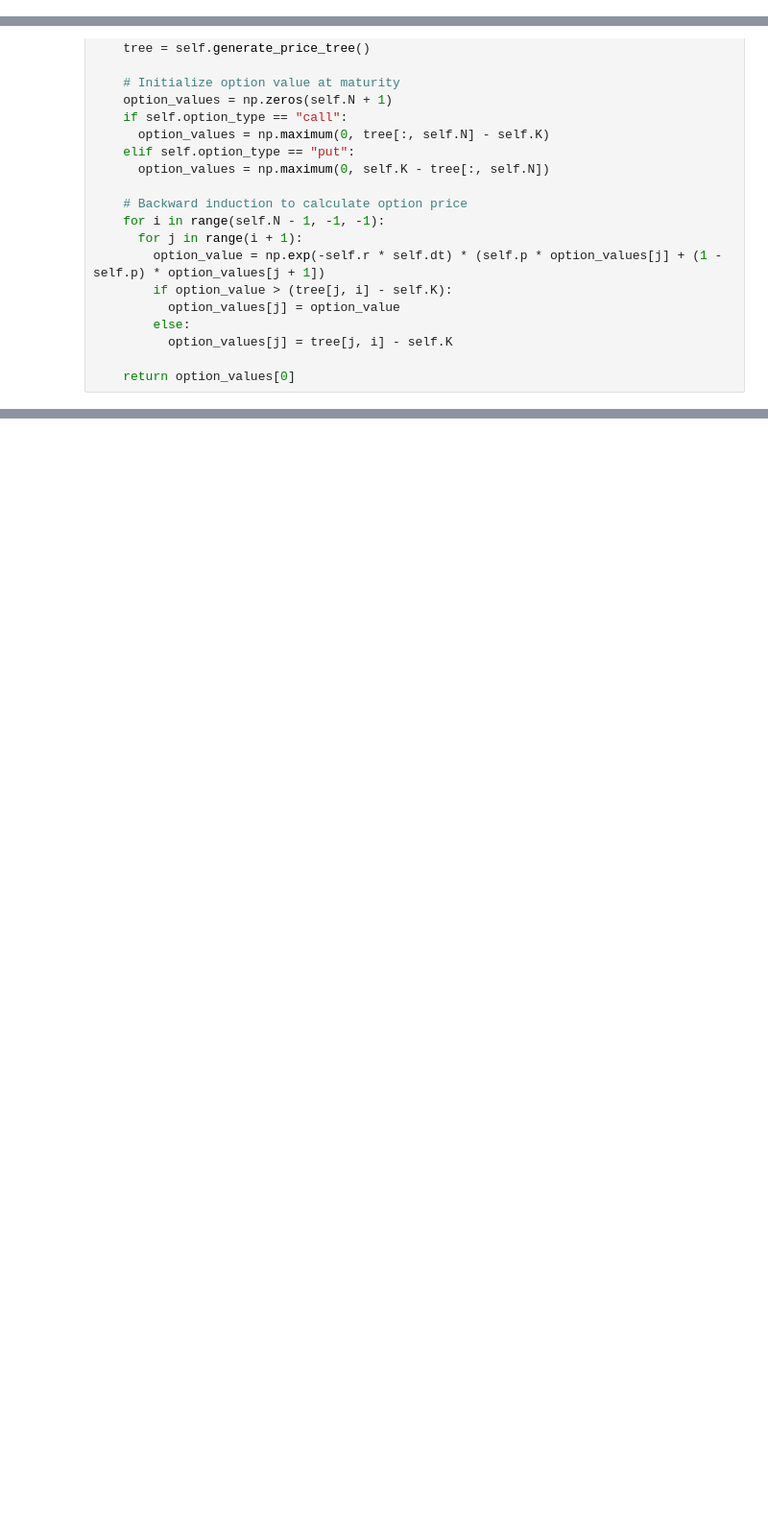
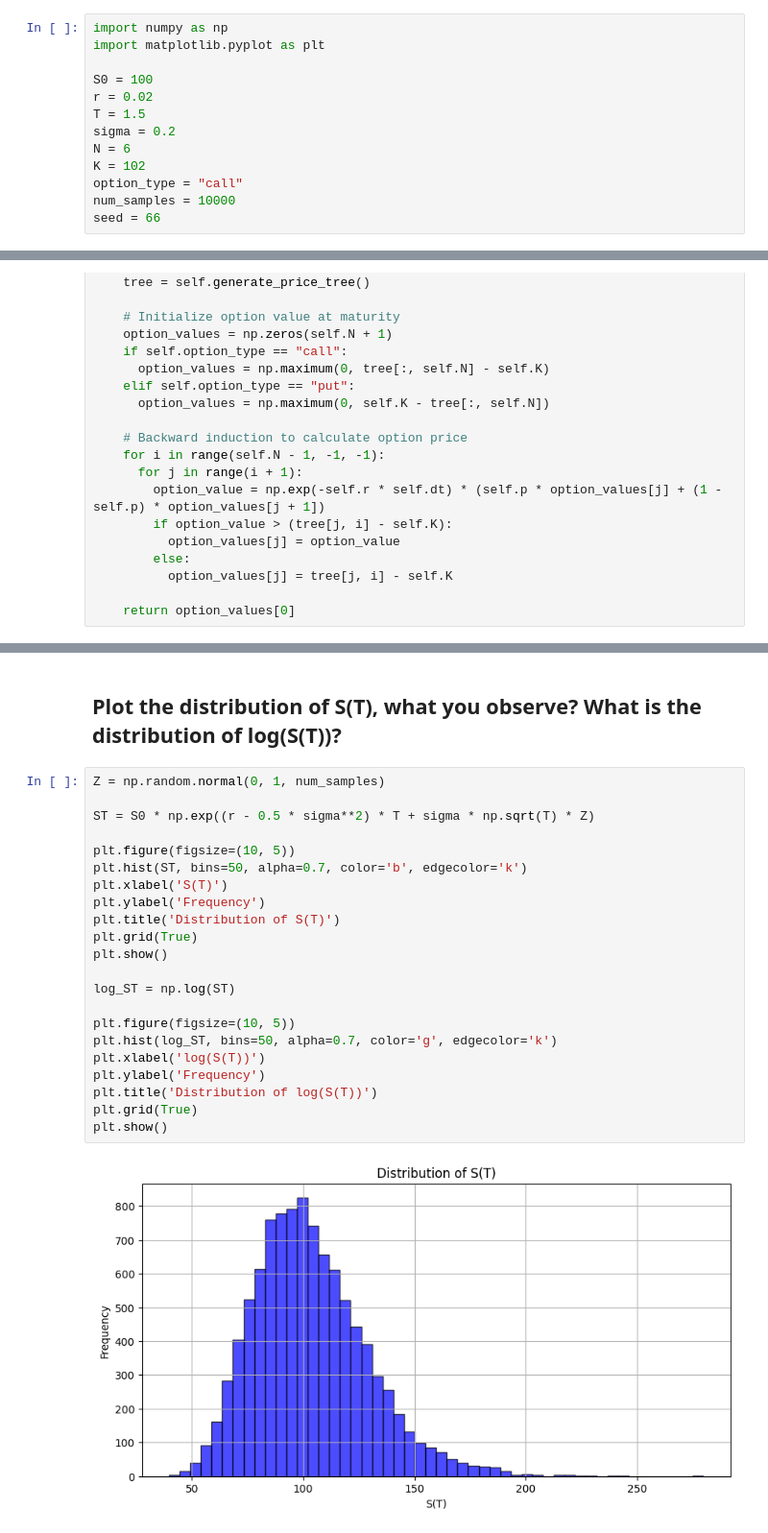
Before and after one commit to Awaish0419/MultiPeriodBinomialTreePricing, a Jupyter notebook: MultiPeriodBinomialTreePricing.ipynb, the cells around one changed output, grey strips where cells are left out. Shown at 96% size. Saved outputs shown, nothing was run; the diff lists cells and outputs as text; blank space fills up the shorter version.

```diff
--- a/MultiPeriodBinomialTreePricing.ipynb
+++ b/MultiPeriodBinomialTreePricing.ipynb
@@ -2,0 +5,13 @@
+# %%
+import numpy as np
+import matplotlib.pyplot as plt
+
+S0 = 100
+r = 0.02
+T = 1.5
+sigma = 0.2
+N = 6
+K = 102
+option_type = "call"
+num_samples = 10000
+seed = 66
@@ -308,0 +310,26 @@ class BinomialTreeAmericanOption:
+# %% [markdown]
+## Plot the distribution of S(T), what you observe? What is the distribution of log(S(T))?
+# %%
+Z = np.random.normal(0, 1, num_samples)
+
+ST = S0 * np.exp((r - 0.5 * sigma**2) * T + sigma * np.sqrt(T) * Z)
+
+plt.figure(figsize=(10, 5))
+plt.hist(ST, bins=50, alpha=0.7, color='b', edgecolor='k')
+plt.xlabel('S(T)')
+plt.ylabel('Frequency')
+plt.title('Distribution of S(T)')
+plt.grid(True)
+plt.show()
+
+log_ST = np.log(ST)
+
+plt.figure(figsize=(10, 5))
+plt.hist(log_ST, bins=50, alpha=0.7, color='g', edgecolor='k')
+plt.xlabel('log(S(T))')
+plt.ylabel('Frequency')
+plt.title('Distribution of log(S(T))')
+plt.grid(True)
+plt.show()
+# %% [output]
+[figure, added]
```
Also changed, not shown: parts of 25 cells of this notebook.
